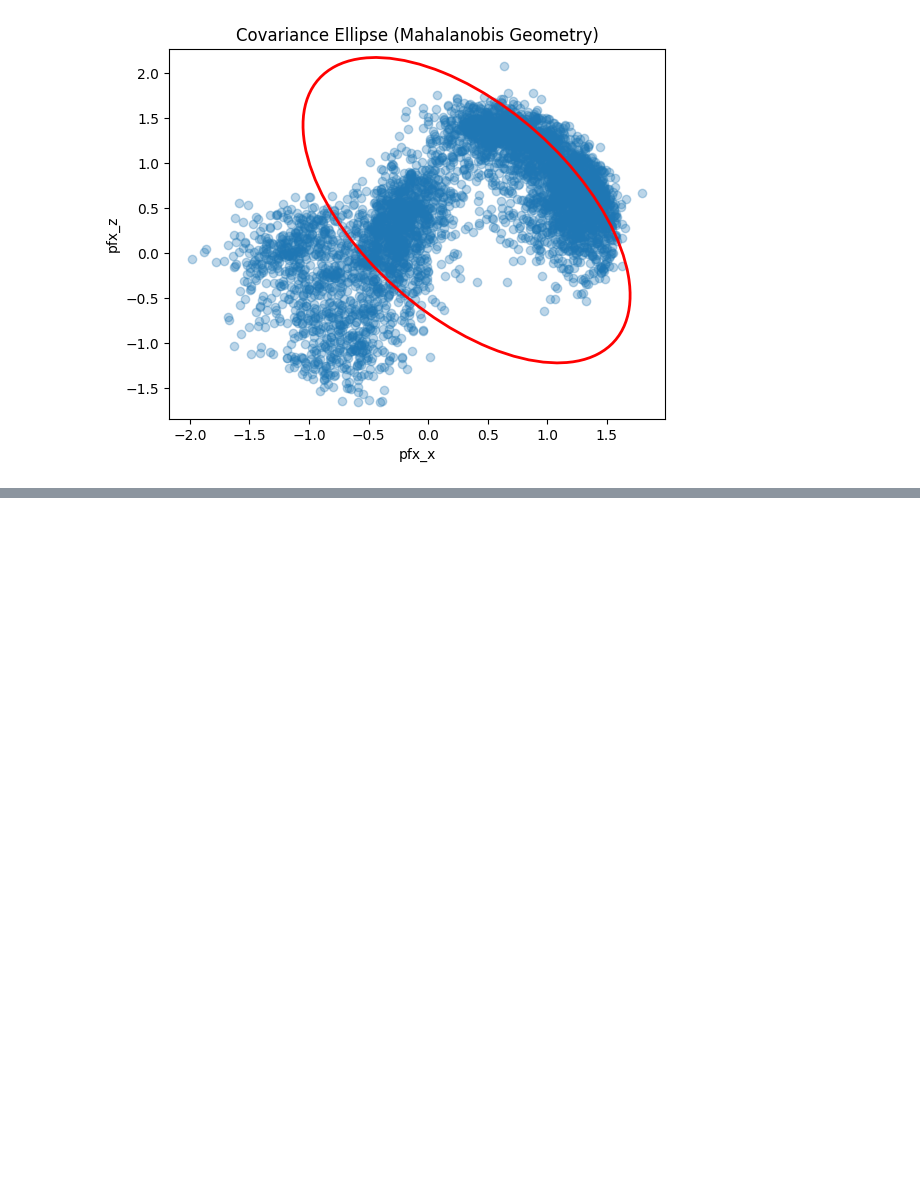
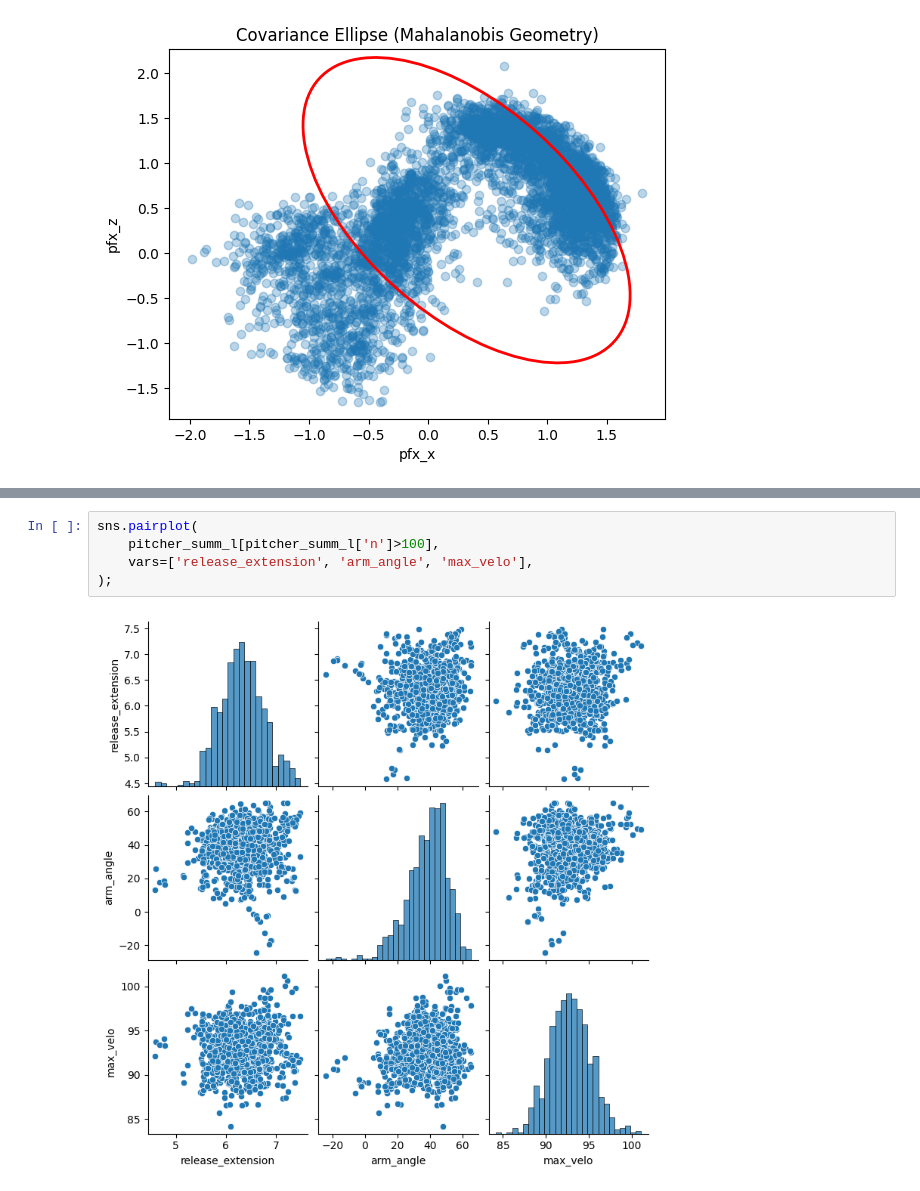
Before and after one commit to simontodreas/New-Pitches-Tool, a Jupyter notebook: Data Exploration.ipynb, the cells around one changed output, grey strips where cells are left out. Drawn from its saved outputs; the diff is of its cells as text; blank space fills up the shorter version.

```diff
--- a/Data Exploration.ipynb
+++ b/Data Exploration.ipynb
@@ -120,0 +189,7 @@ plt.show()
+# %%
+sns.pairplot(
+    pitcher_summ_l[pitcher_summ_l['n']>100],
+    vars=['release_extension', 'arm_angle', 'max_velo'],
+);
+# %% [output]
+[figure, added]
```
Also changed, not shown: parts of 32 cells of this notebook, 1 other file.
